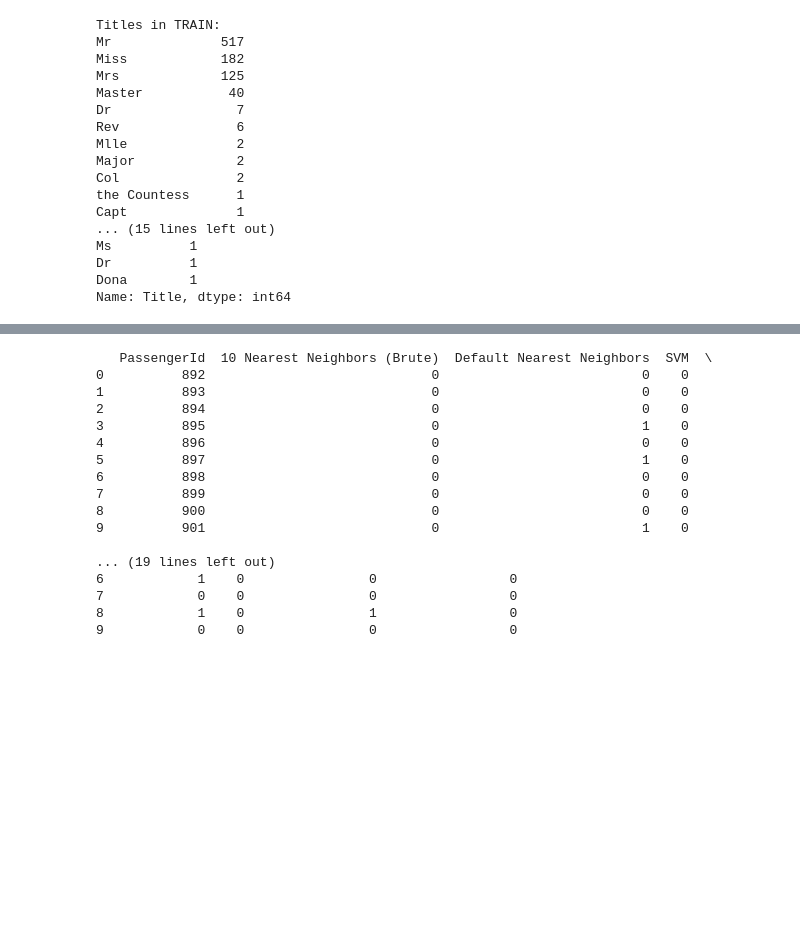
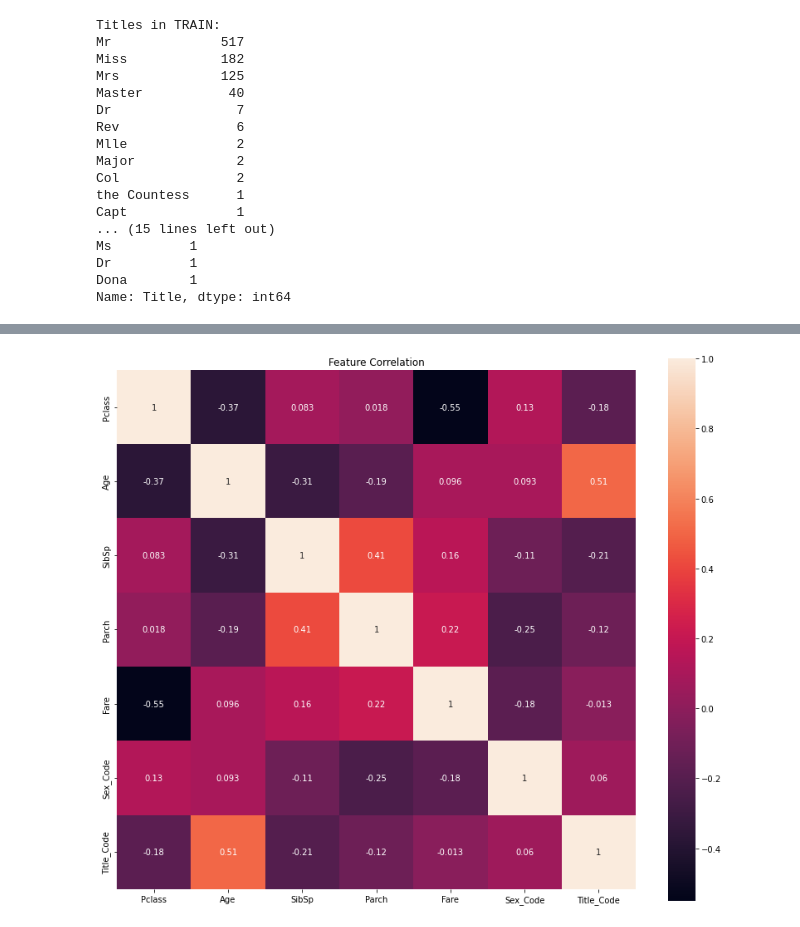
Before and after one commit to AZelenski261/cap4770-final-project, a Jupyter notebook: Final Project/CAP 4770 Final Project Combined Code.ipynb, the cells around one changed output, grey strips where cells are left out. Saved outputs shown, nothing was run; the diff lists cells and outputs as text; code cells hidden in the pictures; blank space fills up the shorter version.

```diff
--- a/Final Project/CAP 4770 Final Project Combined Code.ipynb
+++ b/Final Project/CAP 4770 Final Project Combined Code.ipynb
@@ -124,6 +124,19 @@ class EnsembleEstimator:
     # Requred Method: does nothing as no parameters are passed to the constructor
     def set_params(self, **parameters):
         return self
+# %%
+def correlation_heatmap(df):
+    _ , ax = plt.subplots(figsize =(12, 10))
+
+    _ = sns.heatmap(
+        df.corr(),
+        square=True,
+#         cbar_kws={'shrink':.9 },
+        ax=ax,
+        annot=True,
+    )
+
+    plt.title('Feature Correlation')
 # %%
 trainData = pd.read_csv('./titanic/train.csv',
     usecols=['PassengerId', 'Survived', 'Pclass', 'Name', 'Sex', 'Age', 'SibSp', 'Parch', 'Ticket', 'Fare',
@@ -230 +243,6 @@ Name: Title, dtype: int64
+# %%
+# Before completing Age and Fare, we must find the features with the highest correlation scores
+correlation_heatmap(trainCopy.drop(['PassengerId', 'Survived'], axis=1))
+# %% [output]
+[figure, added]
 # %%
@@ -283,26 +312,6 @@ resultDFs = [] # List of tuples of Model name, [0], and resulting dataframe (col
 for model in models:
     resultDFs.append((model[0], getPredictions(model[1], testData['PassengerId'], preprocessedDatasets[1])))
     summaryDF[model[0]] = resultDFs[-1][1]['Survived']
-# %%
-print(summaryDF.head(10))
-# %% [output]
-   PassengerId  10 Nearest Neighbors (Brute)  Default Nearest Neighbors  SVM  \
-0          892                             0                          0    0
-1          893                             0                          0    0
-2          894                             0                          0    0
-3          895                             0                          1    0
-4          896                             0                          0    0
-5          897                             0                          1    0
-6          898                             0                          0    0
-7          899                             0                          0    0
-8          900                             0                          0    0
-9          901                             0                          1    0
-
-... (19 lines left out)
-6            1    0                0                 0
-7            0    0                0                 0
-8            1    0                1                 0
-9            0    0                0                 0
 # %%
 print('Scoring Models:')
 scoresDict = {}
```
Also changed, not shown: parts of 19 cells of this notebook.
